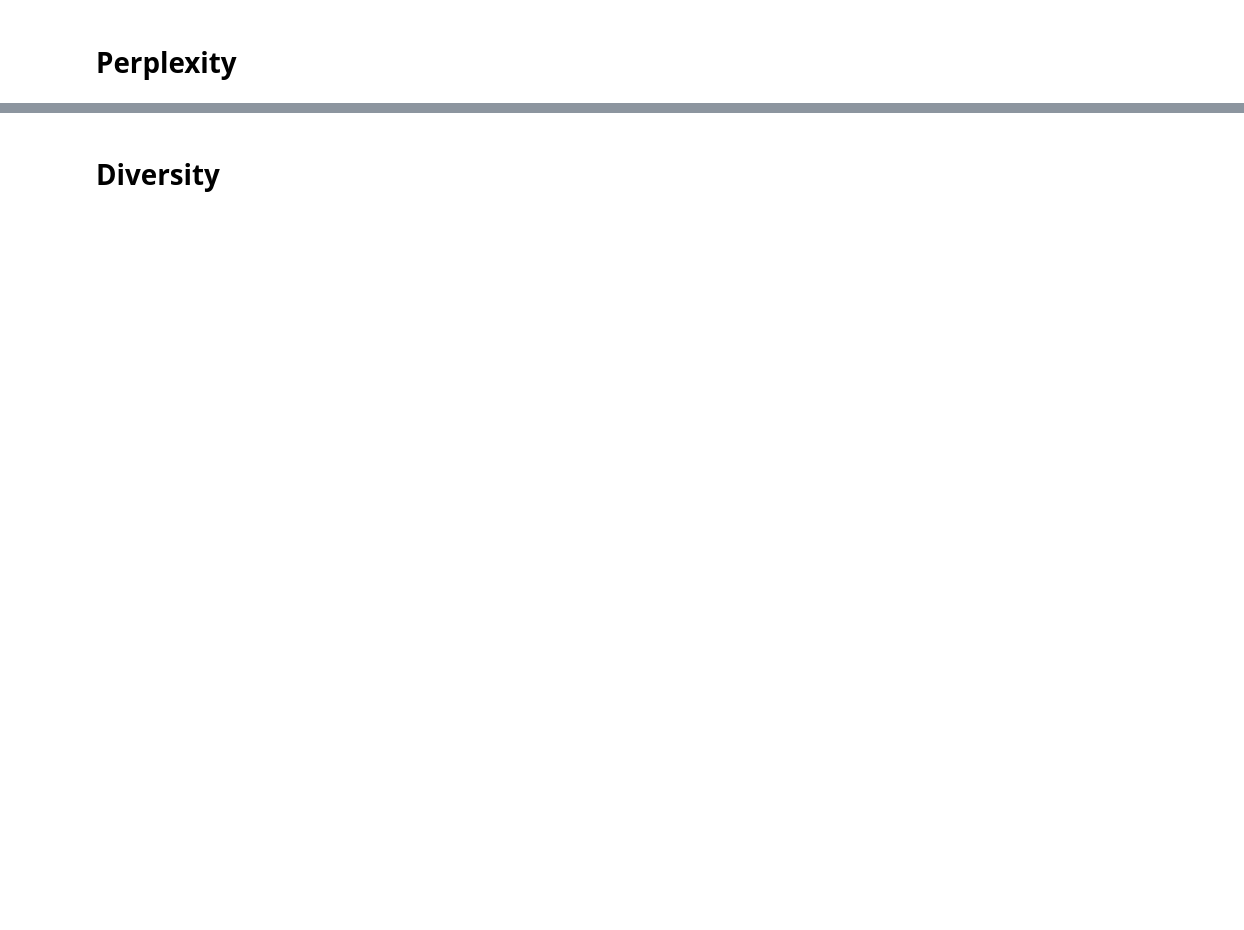
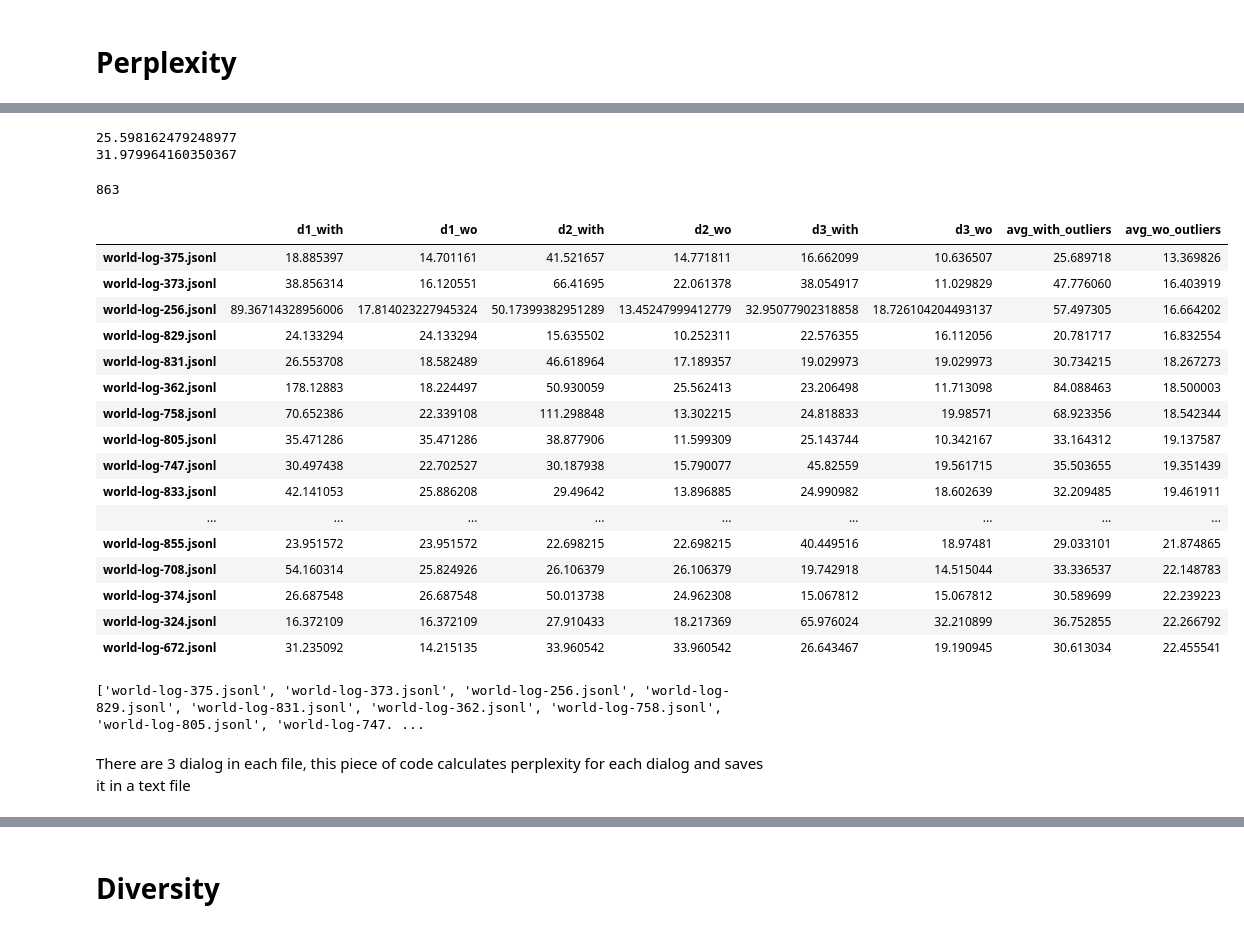
Before and after one commit to amirpaia/blenderbot, a Jupyter notebook: evaluation_metrics.ipynb, the cells around one changed output, grey strips where cells are left out. Saved outputs shown, nothing was run; the diff lists cells and outputs as text; code cells hidden in the pictures; blank space fills up the shorter version.

```diff
--- a/evaluation_metrics.ipynb
+++ b/evaluation_metrics.ipynb
@@ -35,0 +235,77 @@ Thu May 12 13:25:40 2022
+# %%
+from transformers import AutoModelForMaskedLM, AutoTokenizer
+import torch
+import numpy as np
+
+# ['flaubert/flaubert_small_cased', 'flaubert/flaubert_base_uncased', 'flaubert/flaubert_base_cased', 'flaubert/flaubert_large_cased']
+# model_name = 'flaubert/flaubert_small_cased'
+# model_name = 'flaubert/flaubert_base_uncased'
+# model_name = 'flaubert/flaubert_base_cased'
+model_name = 'flaubert/flaubert_large_cased'
+
+# model_name = 'camembert-base'
+
+
+model = AutoModelForMaskedLM.from_pretrained(model_name)
+tokenizer = AutoTokenizer.from_pretrained(model_name)
+
+def score(model, tokenizer, sentence):
+    tensor_input = tokenizer.encode(sentence, return_tensors='pt')
+    repeat_input = tensor_input.repeat(tensor_input.size(-1) - 2, 1)
+    mask = torch.ones(tensor_input.size(-1) - 1).diag(1)[:-2]
+    masked_input = repeat_input.masked_fill(mask == 1, tokenizer.mask_token_id)
+    labels = repeat_input.masked_fill( masked_input != tokenizer.mask_token_id, -100)
+    with torch.inference_mode():
+        loss = model(masked_input, labels=labels).loss
+    return np.exp(loss.item())
+
+print(score(sentence='le chat mange une pomme.', model=model, tokenizer=tokenizer))
+print(score(sentence='le garçon mange une pomme.', model=model, tokenizer=tokenizer))
+# %% [output]
+25.598162479248977
+31.979964160350367
+# %%
+import json
+dict_ppl_of_files = {}
+output_path = "/content/drive/MyDrive/colabs/blender-models/output-files/"
+with open(output_path + "output-perplexity.txt") as f:
+    text = f.read()
+    dict_ppl_of_files = json.loads(text)
+print(len(dict_ppl_of_files))
+# %% [output]
+863
+# %%
+import pandas as pd
+import numpy as np
+df = pd.DataFrame.from_dict(dict_ppl_of_files, orient='index', columns=['d1_with', 'd1_wo', 'd2_with', 'd2_wo', "d3_with", "d3_wo"])
+# display(df.head())
+
+df['avg_with_outliers'] = df.apply(lambda x: np.mean( [float(x['d1_with']), float(x['d2_with']), float(x['d3_with'])] ), axis=1)
+df['avg_wo_outliers'] = df.apply(lambda x: np.mean( [float(x['d1_wo']), float(x['d2_wo']), float(x['d3_wo'])] ), axis=1)
+
+df_top20 = df.sort_values(by=['avg_wo_outliers']).head(20)
+display(df_top20)
+
+top20_filenames = df_top20.index.values.tolist()
+print(top20_filenames)
+# %% [output]
+|  | d1_with | d1_wo | d2_with | d2_wo | d3_with | d3_wo | avg_with_outliers | avg_wo_outliers |
+| world-log-375.jsonl | 18.885397 | 14.701161 | 41.521657 | 14.771811 | 16.662099 | 10.636507 | 25.689718 | 13.369826 |
+| world-log-373.jsonl | 38.856314 | 16.120551 | 66.41695 | 22.061378 | 38.054917 | 11.029829 | 47.776060 | 16.403919 |
+| world-log-256.jsonl | 89.36714328956006 | 17.814023227945324 | 50.17399382951289 | 13.45247999412779 | 32.95077902318858 | 18.726104204493137 | 57.497305 | 16.664202 |
+| world-log-829.jsonl | 24.133294 | 24.133294 | 15.635502 | 10.252311 | 22.576355 | 16.112056 | 20.781717 | 16.832554 |
+| world-log-831.jsonl | 26.553708 | 18.582489 | 46.618964 | 17.189357 | 19.029973 | 19.029973 | 30.734215 | 18.267273 |
+| world-log-362.jsonl | 178.12883 | 18.224497 | 50.930059 | 25.562413 | 23.206498 | 11.713098 | 84.088463 | 18.500003 |
+| world-log-758.jsonl | 70.652386 | 22.339108 | 111.298848 | 13.302215 | 24.818833 | 19.98571 | 68.923356 | 18.542344 |
+| world-log-805.jsonl | 35.471286 | 35.471286 | 38.877906 | 11.599309 | 25.143744 | 10.342167 | 33.164312 | 19.137587 |
+| world-log-747.jsonl | 30.497438 | 22.702527 | 30.187938 | 15.790077 | 45.82559 | 19.561715 | 35.503655 | 19.351439 |
+| world-log-833.jsonl | 42.141053 | 25.886208 | 29.49642 | 13.896885 | 24.990982 | 18.602639 | 32.209485 | 19.461911 |
+| ... | ... | ... | ... | ... | ... | ... | ... | ... |
+| world-log-855.jsonl | 23.951572 | 23.951572 | 22.698215 | 22.698215 | 40.449516 | 18.97481 | 29.033101 | 21.874865 |
+| world-log-708.jsonl | 54.160314 | 25.824926 | 26.106379 | 26.106379 | 19.742918 | 14.515044 | 33.336537 | 22.148783 |
+| world-log-374.jsonl | 26.687548 | 26.687548 | 50.013738 | 24.962308 | 15.067812 | 15.067812 | 30.589699 | 22.239223 |
+| world-log-324.jsonl | 16.372109 | 16.372109 | 27.910433 | 18.217369 | 65.976024 | 32.210899 | 36.752855 | 22.266792 |
+| world-log-672.jsonl | 31.235092 | 14.215135 | 33.960542 | 33.960542 | 26.643467 | 19.190945 | 30.613034 | 22.455541 |
+['world-log-375.jsonl', 'world-log-373.jsonl', 'world-log-256.jsonl', 'world-log-829.jsonl', 'world-log-831.jsonl', 'world-log-362.jsonl', 'world-log-758.jsonl', 'world-log-805.jsonl', 'world-log-747. ...
+# %% [markdown]
+There are 3 dialog in each file, this piece of code calculates perplexity for each dialog and saves it in a text file
```
Also changed, not shown: parts of 36 cells of this notebook.
